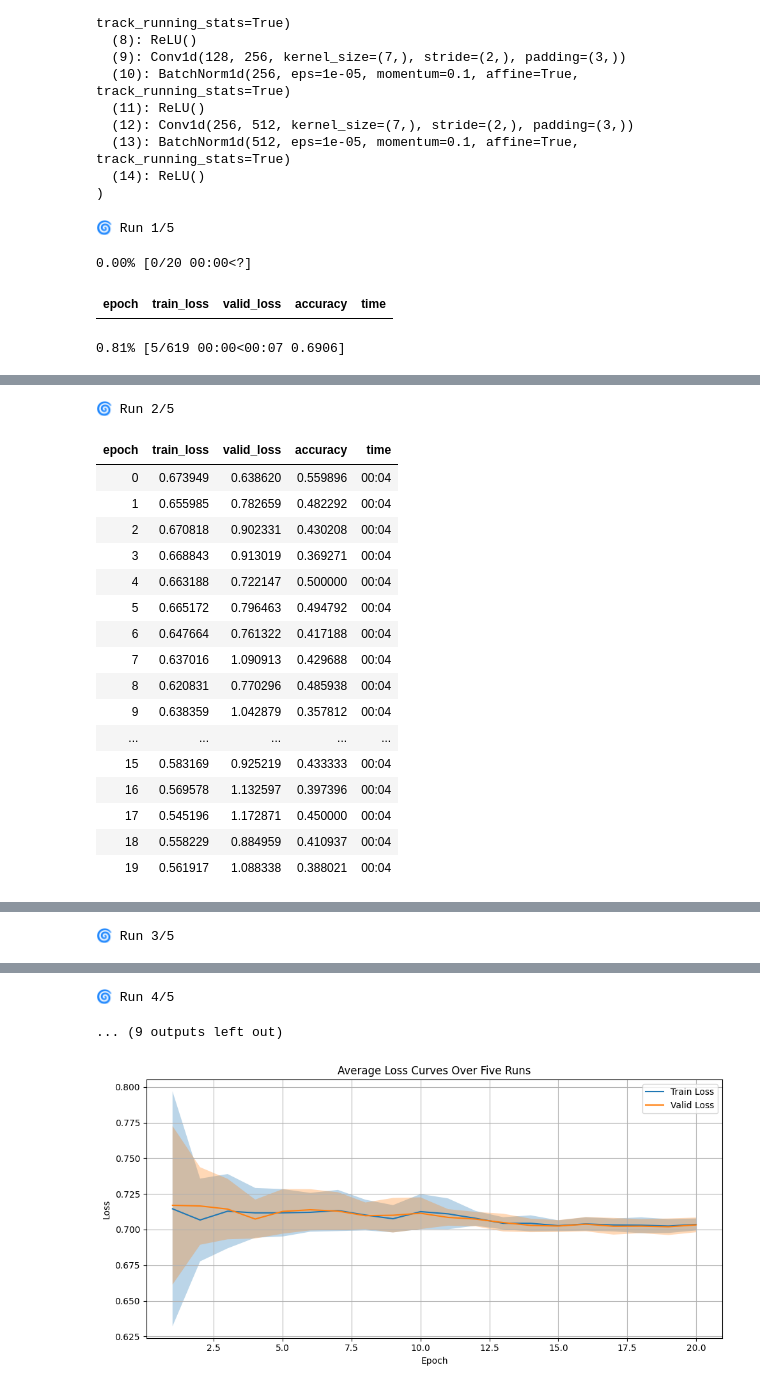
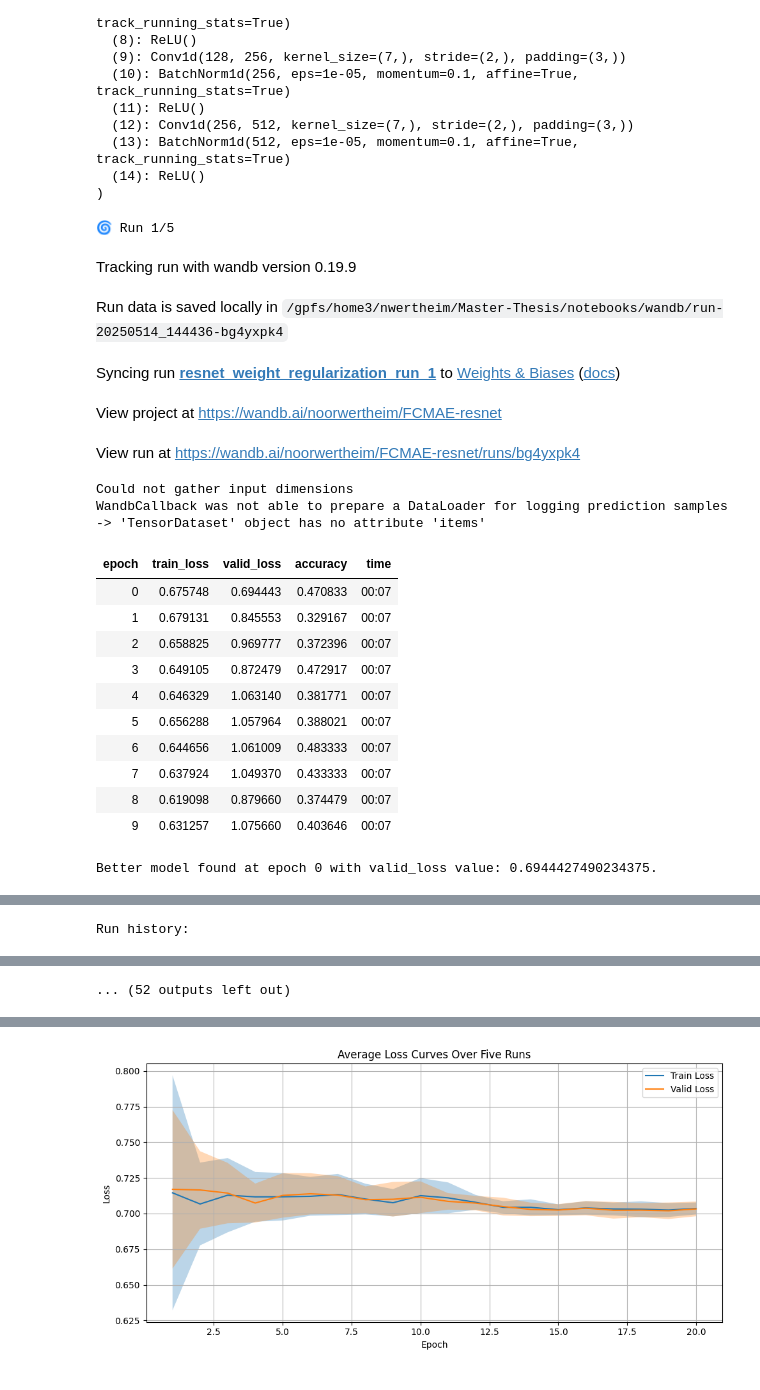
Before and after one commit to noorwertheim/Master-Thesis, a Jupyter notebook: notebooks/FCMAE_resnet_multiple_init.ipynb, the cells around one changed output, grey strips where cells are left out. Drawn from its saved outputs; the diff is of its cells as text; code cells hidden in the pictures.

```diff
--- a/notebooks/FCMAE_resnet_multiple_init.ipynb
+++ b/notebooks/FCMAE_resnet_multiple_init.ipynb
@@ -163,6 +172,8 @@ from fastai.learner import Learner
 from fastai.optimizer import SGD
 from fastai.metrics import accuracy
 from tsai.data.core import DataLoaders
+from fastai.callback.wandb import WandbCallback
+
 
 class FCMAEClassifier(nn.Module):
     def __init__(self, encoder):
@@ -185,7 +196,7 @@ def seed_everything(seed):
 
 
 # ----------------------------- Experiment Setup -----------------------------
-num_epochs = 20
+num_epochs = 10
 num_runs = 5
 device = torch.device("cuda" if torch.cuda.is_available() else "cpu")
 
@@ -206,14 +217,25 @@ loss_func = torch.nn.CrossEntropyLoss(weight=class_weights_tensor)
 
 for run in range(num_runs):
     print(f"\n🌀 Run {run+1}/{num_runs}")
+    wandb.init(
+        project="FCMAE-resnet",
+        name=f"resnet_weight_regularization_run_{run+1}",
+        config={
+            "architecture": "FCMAE ResNet",
+            "epochs": num_epochs,
+            "batch_size": batch_size,
+            "learning_rate": learning_rate,
+            "run": run + 1
+        }
+    )
     seed_everything(run)
 
     model = FCMAEClassifier(encoder).to(device)
 
-    learn = Learner(dls, model, loss_func=loss_func, metrics=accuracy)
+    learn = Learner(dls, model, loss_func=loss_func, metrics=accuracy, cbs=WandbCallback(log_model=True, log_preds=True))
     learn.model.to(device)
 
-    learn.fit_one_cycle(num_epochs, learning_rate)
+    learn.fit_one_cycle(num_epochs, learning_rate, wd=1e-2)
 
     # Record losses
     losses = np.array(learn.recorder.losses)
@@ -240,6 +262,15 @@ for run in range(num_runs):
     ap = average_precision_score(true_labels, pred_probs)
     auc = roc_auc_score(true_labels, pred_probs)
     all_metrics.append([acc, prec, rec, f1, ap, auc])
+    wandb.log({
+        "final_accuracy": acc,
+        "final_precision": prec,
+        "final_recall": rec,
+        "final_f1": f1,
+        "final_average_precision": ap,
+        "final_auc": auc
+    })
+    wandb.finish()
 
     if ap > best_ap:
         best_ap = ap
@@ -296,33 +327,49 @@ plt.fill_between(epochs, mean_valid - std_valid, mean_valid + std_valid, alpha=0
 plt.xlabel('Epoch')
 plt.ylabel('Loss')
 plt.title('Average Loss Curves Over Five Runs')
 plt.legend()
 plt.grid(True)
 plt.tight_layout()
 plt.show()
 
 # ----------------------------- Plot Metrics -----------------------------
 plt.figure(figsize=(10, 5))
 plt.bar(metric_names, mean_metrics, yerr=std_metrics, capsize=5)
 plt.title('Average Performance Over Five Runs')
 plt.ylabel('Score')
 plt.ylim(0, 1)
 plt.grid(axis='y')
 plt.tight_layout()
 plt.show()
 
 # ----------------------------- Confusion Matrix -----------------------------
 cm = confusion_matrix(best_targs, pred_labels)
 plt.figure(figsize=(8, 6))
 sns.heatmap(cm, annot=True, fmt="d", cmap="Blues", cbar=False,
             xticklabels=['Class 0', 'Class 1'], yticklabels=['Class 0', 'Class 1'])
 plt.title('Best Performing Model Confusion Matrix')
 plt.xlabel('Predicted Label')
 plt.ylabel('True Label')
 plt.show()
 # %% [output]
 🌀 Run 1/5
+Tracking run with wandb version 0.19.9
+Run data is saved locally in /gpfs/home3/nwertheim/Master-Thesis/notebooks/wandb/run-20250514_144436-bg4yxpk4
+Syncing run resnet_weight_regularization_run_1 to Weights & Biases (docs)
+View project at https://wandb.ai/noorwertheim/FCMAE-resnet
+View run at https://wandb.ai/noorwertheim/FCMAE-resnet/runs/bg4yxpk4
-0.00% [0/20 00:00<?]
+Could not gather input dimensions
+WandbCallback was not able to prepare a DataLoader for logging prediction samples -> 'TensorDataset' object has no attribute 'items'
 | epoch | train_loss | valid_loss | accuracy | time |
+| 0 | 0.675748 | 0.694443 | 0.470833 | 00:07 |
+| 1 | 0.679131 | 0.845553 | 0.329167 | 00:07 |
+| 2 | 0.658825 | 0.969777 | 0.372396 | 00:07 |
+| 3 | 0.649105 | 0.872479 | 0.472917 | 00:07 |
+| 4 | 0.646329 | 1.063140 | 0.381771 | 00:07 |
+| 5 | 0.656288 | 1.057964 | 0.388021 | 00:07 |
+| 6 | 0.644656 | 1.061009 | 0.483333 | 00:07 |
+| 7 | 0.637924 | 1.049370 | 0.433333 | 00:07 |
+| 8 | 0.619098 | 0.879660 | 0.374479 | 00:07 |
+| 9 | 0.631257 | 1.075660 | 0.403646 | 00:07 |
-0.81% [5/619 00:00<00:07 0.6906]
+Better model found at epoch 0 with valid_loss value: 0.6944427490234375.
 [interactive output not drawn]
@@ -329,18 +377 @@ plt.show()
-🌀 Run 2/5
+Run history:
-| epoch | train_loss | valid_loss | accuracy | time |
-| 0 | 0.673949 | 0.638620 | 0.559896 | 00:04 |
-| 1 | 0.655985 | 0.782659 | 0.482292 | 00:04 |
-| 2 | 0.670818 | 0.902331 | 0.430208 | 00:04 |
-| 3 | 0.668843 | 0.913019 | 0.369271 | 00:04 |
-| 4 | 0.663188 | 0.722147 | 0.500000 | 00:04 |
-| 5 | 0.665172 | 0.796463 | 0.494792 | 00:04 |
-| 6 | 0.647664 | 0.761322 | 0.417188 | 00:04 |
-| 7 | 0.637016 | 1.090913 | 0.429688 | 00:04 |
-| 8 | 0.620831 | 0.770296 | 0.485938 | 00:04 |
-| 9 | 0.638359 | 1.042879 | 0.357812 | 00:04 |
-| ... | ... | ... | ... | ... |
-| 15 | 0.583169 | 0.925219 | 0.433333 | 00:04 |
-| 16 | 0.569578 | 1.132597 | 0.397396 | 00:04 |
-| 17 | 0.545196 | 1.172871 | 0.450000 | 00:04 |
-| 18 | 0.558229 | 0.884959 | 0.410937 | 00:04 |
-| 19 | 0.561917 | 1.088338 | 0.388021 | 00:04 |
@@ -348 +378 @@ plt.show()
-🌀 Run 3/5
+... (52 outputs left out)
@@ -367,5 +379,3 @@ plt.show()
-🌀 Run 4/5
-... (9 outputs left out)
 # %%
 epochs = np.arange(1, num_epochs + 1)
 plt.figure(figsize=(10, 5))
```
Also changed, not shown: parts of 2 cells of this notebook, 13 other files.
